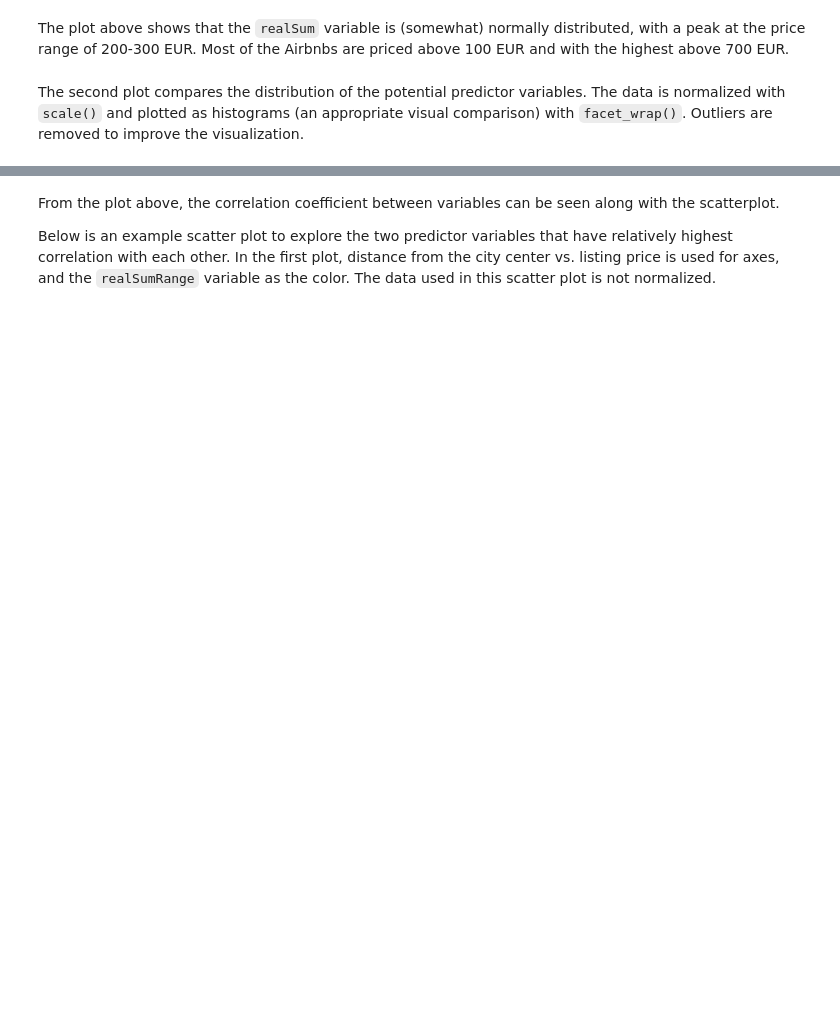
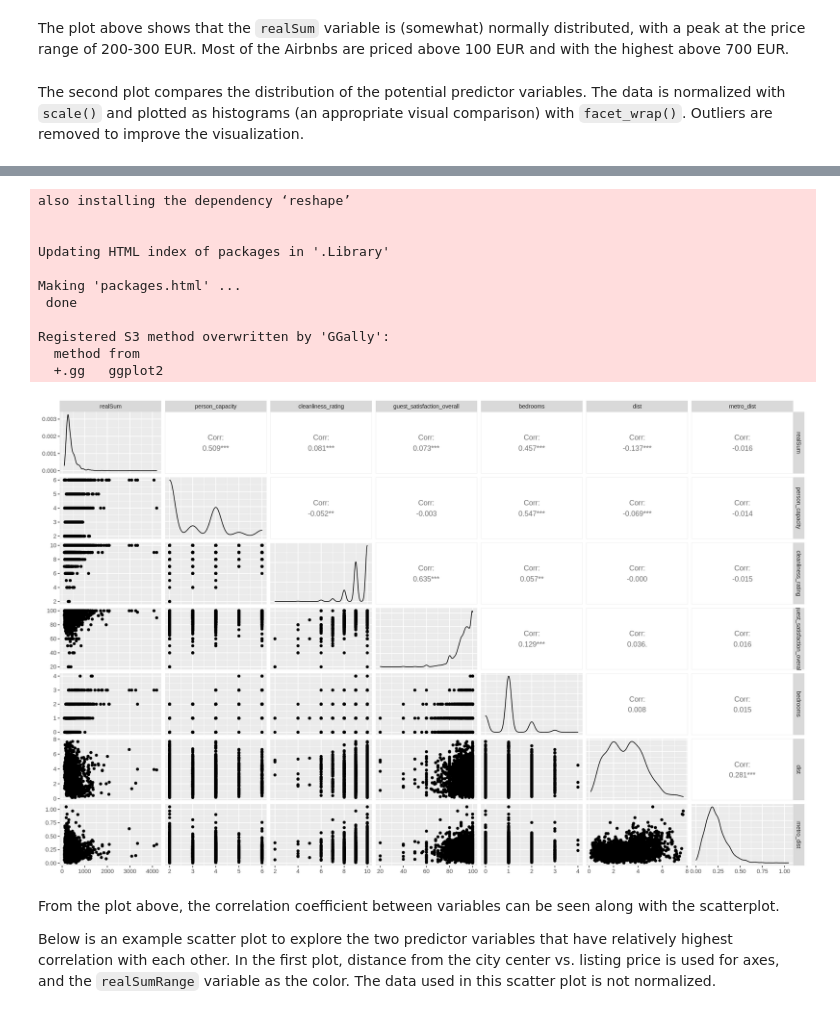
Before and after one commit to kairavv/dsci-100-2022w2-group-17, a Jupyter notebook: group_project_report.ipynb, the cells around one changed output, grey strips where cells are left out. Drawn from its saved outputs; the diff is of its cells as text; code cells hidden in the pictures; blank space fills up the shorter version.

```diff
--- a/group_project_report.ipynb
+++ b/group_project_report.ipynb
@@ -225,10 +329,25 @@ The second plot shows that some of the predictor variable distributions tend to
 
 The third plot involves `ggpairs()` from the `GGally` extension of `ggplot2`. It will create a scatter plot matrix with correlation coefficients that allows visualizations of relationships between predictor variables. For this visualization, `realSumRange` is removed from the dataset as it is not relevant to the analysis being performed here, it was already explored in a separate analysis above.
 # %%
+install.packages("GGally")
+library(GGally)
 options(repr.plot.width = 16, repr.plot.height = 10)
 paris_train |>
   select(-realSumRange) |>
   ggpairs()
+# %% [output]
+also installing the dependency ‘reshape’
+
+
+Updating HTML index of packages in '.Library'
+
+Making 'packages.html' ...
+ done
+
+Registered S3 method overwritten by 'GGally':
+  method from
+  +.gg   ggplot2
+[figure, added]
 # %% [markdown]
 From the plot above, the correlation coefficient between variables can be seen along with the scatterplot.
 
```
Also changed, not shown: parts of 18 cells of this notebook.
